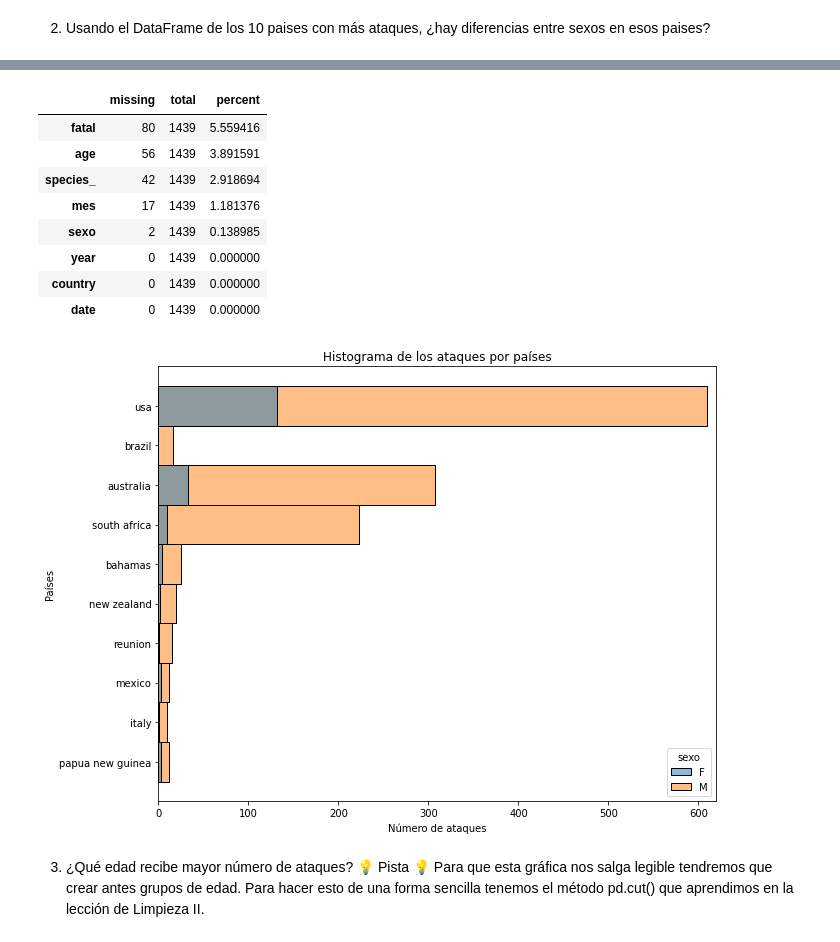
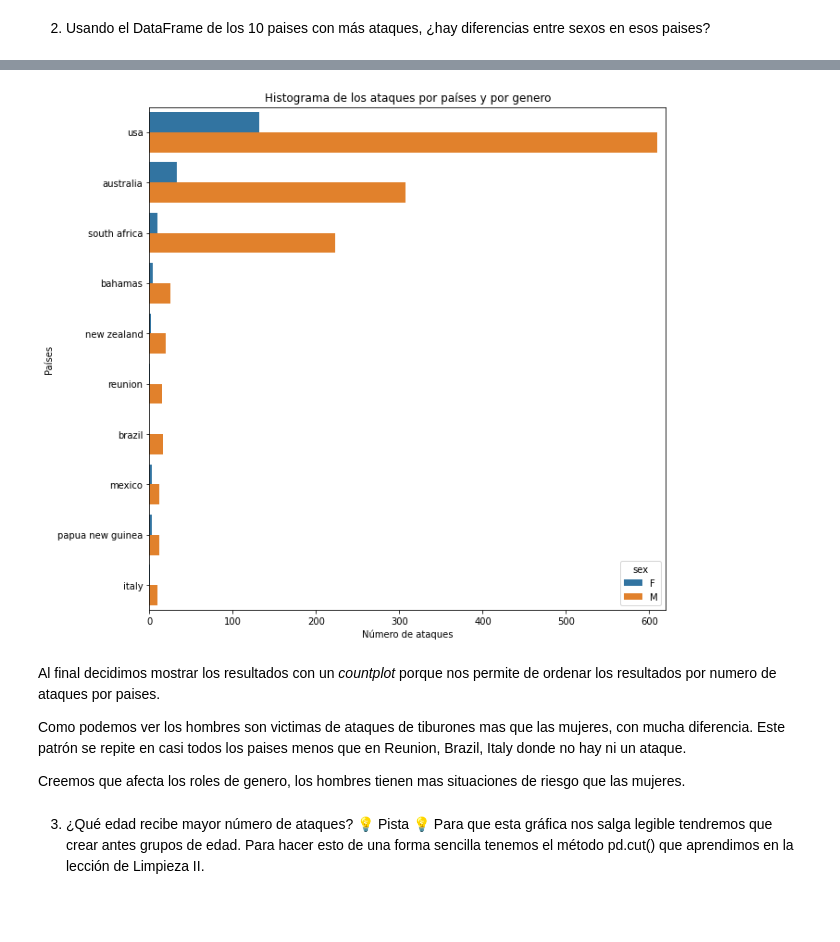
Before and after one commit to Adalab/DA-promoC-modulo2-sprint2-IreneVanna, a Jupyter notebook: EDA/EDA-III.ipynb, the cells around one changed output, grey strips where cells are left out. Drawn from its saved outputs; the diff is of its cells as text; code cells hidden in the pictures; blank space fills up the shorter version.

```diff
--- a/EDA/EDA-III.ipynb
+++ b/EDA/EDA-III.ipynb
@@ -19,10 +19,10 @@ import matplotlib.pyplot as plt
 import warnings
 warnings.filterwarnings('ignore')
 # %%
-df = pd.read_csv('../datos/datos_limpiezaI.csv', index_col= 0)
+df = pd.read_csv('../datos/datos_limpiezaII.csv', index_col= 0)
 pd.options.display.max_columns=None
 # %%
-plt.rcParams['figure.figsize'] = (10,8)
+plt.rcParams['figure.figsize'] = (10,10)
 # %% [markdown]
 1. ¿Cuántos ataques hubo por pais? ¿Se puede ver algo claro si ploteamos todos los paises? En caso de que no, seleccionad solo los 10 paises con más ataques y volved a hacer el plot.
 # %%
@@ -82,30 +76,27 @@ df10.stb.freq(['country'])
-# %%
-df10.stb.missing()
-# %% [output]
-|  | missing | total | percent |
-| fatal | 80 | 1439 | 5.559416 |
-| age | 56 | 1439 | 3.891591 |
-| species_ | 42 | 1439 | 2.918694 |
-| mes | 17 | 1439 | 1.181376 |
-| sexo | 2 | 1439 | 0.138985 |
-| year | 0 | 1439 | 0.000000 |
-| country | 0 | 1439 | 0.000000 |
-| date | 0 | 1439 | 0.000000 |
+# %%
+order_countries = list(df10["country"].value_counts().index)
 # %%
 # seleccionamos el histplot
 
-fig = sns.histplot(y='country', data = df10, hue = 'sexo')
+fig = sns.countplot(y='country', data = df10, hue = 'sex', order = order_countries)
 
 # cambiamos el nombre de los ejes
 fig.set(xlabel='Número de ataques', ylabel = 'Países')
 
 # ponemos título a la gráfica
-fig.set_title('Histograma de los ataques por países')
+fig.set_title('Histograma de los ataques por países y por genero')
 
 # mostramos la gráfica
 plt.xlim(0,620)
 plt.show()
 # %% [output]
-[figure, old version]
+[figure, new version]
+# %% [markdown]
+Al final decidimos mostrar los resultados con un *countplot* porque nos permite de ordenar los resultados por numero de ataques por paises.
+
+Como podemos ver los hombres son victimas de ataques de tiburones mas que las mujeres, con mucha diferencia.
+Este patrón se repite en casi todos los paises menos que en Reunion, Brazil, Italy donde no hay ni un ataque.
+
+Creemos que afecta los roles de genero, los hombres tienen mas situaciones de riesgo que las mujeres.
 # %% [markdown]
 3. ¿Qué edad recibe mayor número de ataques? 💡 Pista 💡 Para que esta gráfica nos salga legible tendremos que crear antes grupos de edad. Para hacer esto de una forma sencilla tenemos el método pd.cut() que aprendimos en la lección de Limpieza II.
```
Also changed, not shown: parts of 16 cells of this notebook, 2 other files.
